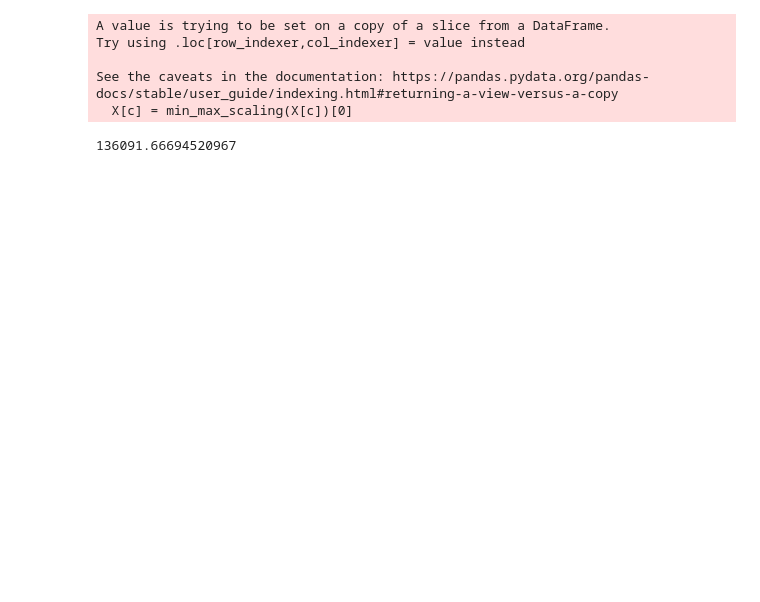
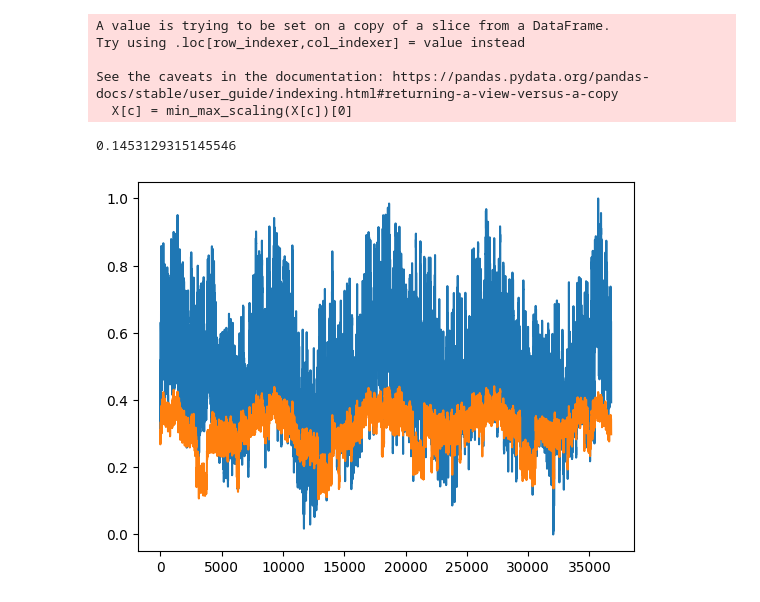
Before and after one commit to AndresFrancoG/MLModels, a Jupyter notebook: notebooks/linear_regression.ipynb, the cells around one changed output. Cells and saved outputs as stored; diff of their text form; code cells hidden in the pictures; blank space fills up the shorter version.

```diff
--- a/notebooks/linear_regression.ipynb
+++ b/notebooks/linear_regression.ipynb
@@ -34,3 +43,34 @@ def sum_of_squares(y: pd.Series,w: np.array, ph: pd.DataFrame) -> float:
+# %%
+def sose_for_min(w :np.array,*args: Tuple[pd.Series, pd.DataFrame, bool, float]) -> float:
+    """Calls the funcion sum_of_squares_error in the format apropriate for minimization with scipy
+
+    Parameters
+    ----------
+    w : np.array
+        Initial weigths
+    *args: Tuple[pd.Series, pd.DataFrame, bool, float]
+        pd.Series: target data
+        pd.DataFrame: phi functions evaluated at X
+        bool: Include weight decay regularization. Default
+        float: value of we
+
+    Returns
+    -------
+    float
+        Sum of squares error
+    """
+    y = args[0]
+    ph = args[1]
+    if len(args) > 2:
+        regularized = args[2]
+    else:
+        regularized = True
+
+    if len(args) > 3:
+        lamb = args[3]
+    else:
+        lamb = 0.1
+    return sum_of_squares_error(y, w, ph, regularized=regularized, lamb=lamb)
 # %% [markdown]
 ## Min max scaling
 # %%
@@ -72,13 +177,17 @@ Try using .loc[row_indexer,col_indexer] = value instead
 
 See the caveats in the documentation: https://pandas.pydata.org/pandas-docs/stable/user_guide/indexing.html#returning-a-view-versus-a-copy
   X[c] = min_max_scaling(X[c])[0]
-# %%
-bias = 0
-bf = 'lineal'
-w = np.ones(X.shape[1])
-eta = 1.15e-7
-ph = X
-
-sum_of_squares(y,w,ph)
-# %% [output]
-136091.66694520967
+# %%
+lg = LinearRegression()
+lg.fit(X,y)
+# %%
+y_predict = lg.predict(X)
+r_squared(y,y_predict)
+# %% [output]
+0.1453129315145546
+# %%
+plt.plot(y)
+plt.plot(y_predict)
+plt.show()
+# %% [output]
+[figure, added]
```
Also changed, not shown: parts of 6 cells of this notebook.
